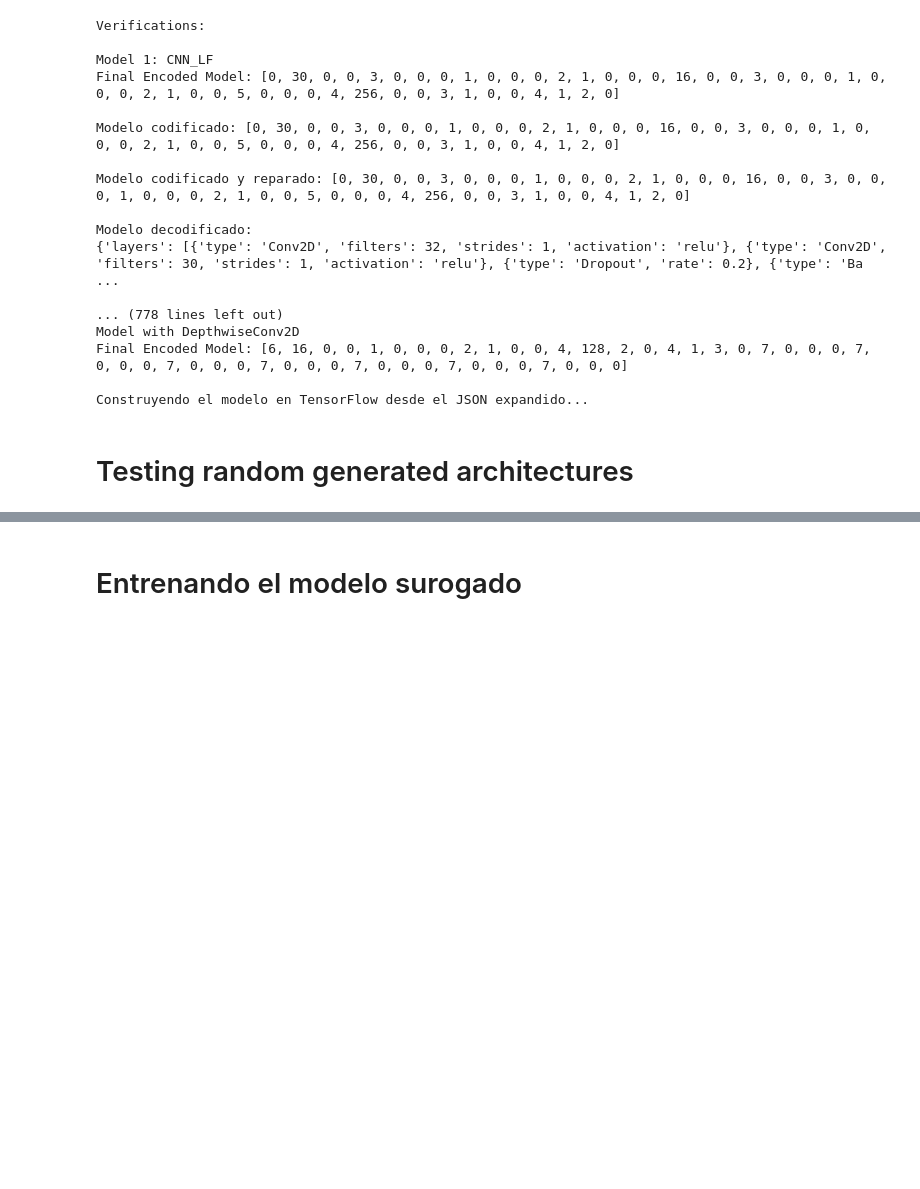
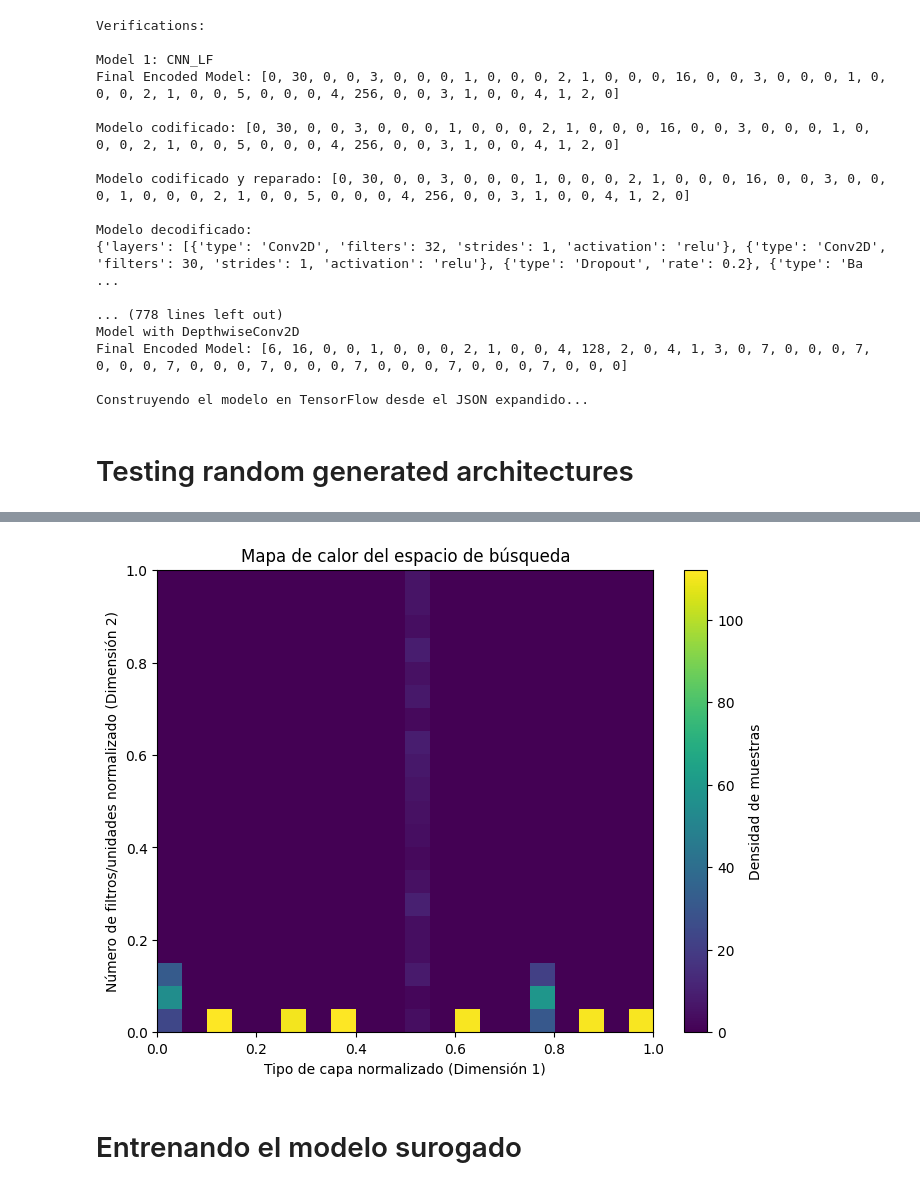
Before and after one commit to EriherSizac/Improving-deep-neural-networks-to-identify-mental-disorders-using-Neural-Architecture-Search, a Jupyter notebook: D3T3C/D3TEC Dataset/RealEncoding.ipynb, the cells around one changed output, grey strips where cells are left out. Drawn from its saved outputs; the diff is of its cells as text; code cells hidden in the pictures; blank space fills up the shorter version.

```diff
--- a/D3T3C/D3TEC Dataset/RealEncoding.ipynb
+++ b/D3T3C/D3TEC Dataset/RealEncoding.ipynb
@@ -1032,2 +1066,48 @@ Modelos duplicados después de la reparación: 2
+# %%
+import pandas as pd
+import numpy as np
+import matplotlib.pyplot as plt
+
+# Función para cargar el CSV y extraer las muestras normalizadas
+def load_and_plot_samples(filename):
+    # Cargar el archivo CSV
+    data = pd.read_csv(filename)
+
+    # Asegurarse de que las muestras están en una columna separada correctamente
+    # Convertir la columna "Encoded Chromosome" de string a listas
+    data['Encoded Chromosome'] = data['Encoded Chromosome'].apply(
+        lambda x: [int(i) for i in x.strip("[]").split(",")]
+    )
+
+    # Para este ejemplo, asumiremos que los parámetros 1 y 2 corresponden a las dimensiones de interés
+    # Extraer dimensiones de interés de los cromosomas codificados
+    dimension_1 = [chromosome[0] for chromosome in data['Encoded Chromosome']]  # Tipo de la primera capa
+    dimension_2 = [chromosome[1] for chromosome in data['Encoded Chromosome']]  # Número de filtros/unidades
+
+    # Normalizar dimensiones para que caigan en [0, 1]
+    dimension_1 = np.array(dimension_1) / max(dimension_1)
+    dimension_2 = np.array(dimension_2) / max(dimension_2)
+
+    # Crear un histograma bidimensional (mapa de calor)
+    heatmap, xedges, yedges = np.histogram2d(dimension_1, dimension_2, bins=20, range=[[0, 1], [0, 1]])
+
+    # Configurar la figura
+    fig, ax = plt.subplots(figsize=(8, 6))
+    extent = [xedges[0], xedges[-1], yedges[0], yedges[-1]]
+
+    # Dibujar el mapa de calor
+    cbar = ax.imshow(heatmap.T, extent=extent, origin='lower', cmap='viridis', aspect='auto')
+    plt.colorbar(cbar, label="Densidad de muestras")
+    ax.set_title("Mapa de calor del espacio de búsqueda")
+    ax.set_xlabel("Tipo de capa normalizado (Dimensión 1)")
+    ax.set_ylabel("Número de filtros/unidades normalizado (Dimensión 2)")
+
+    # Mostrar la figura
+    plt.show()
+
+# Llamar a la función con el archivo generado
+load_and_plot_samples("EncodedChromosomes.csv")
+# %% [output]
+[figure, added]
 # %% [markdown]
 # Entrenando el modelo surogado
```
Also changed, not shown: parts of 5 cells of this notebook, 2 other files.
